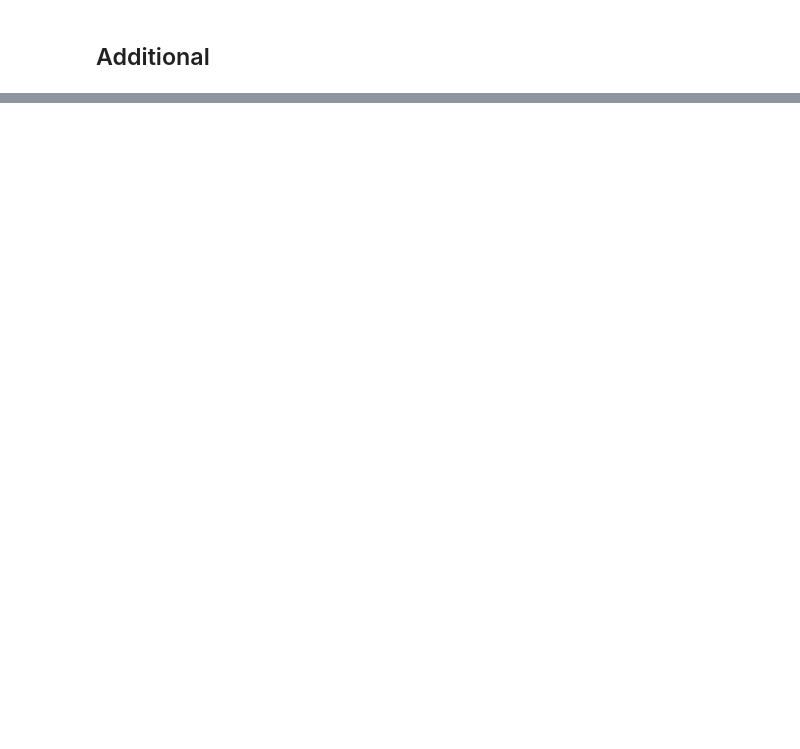
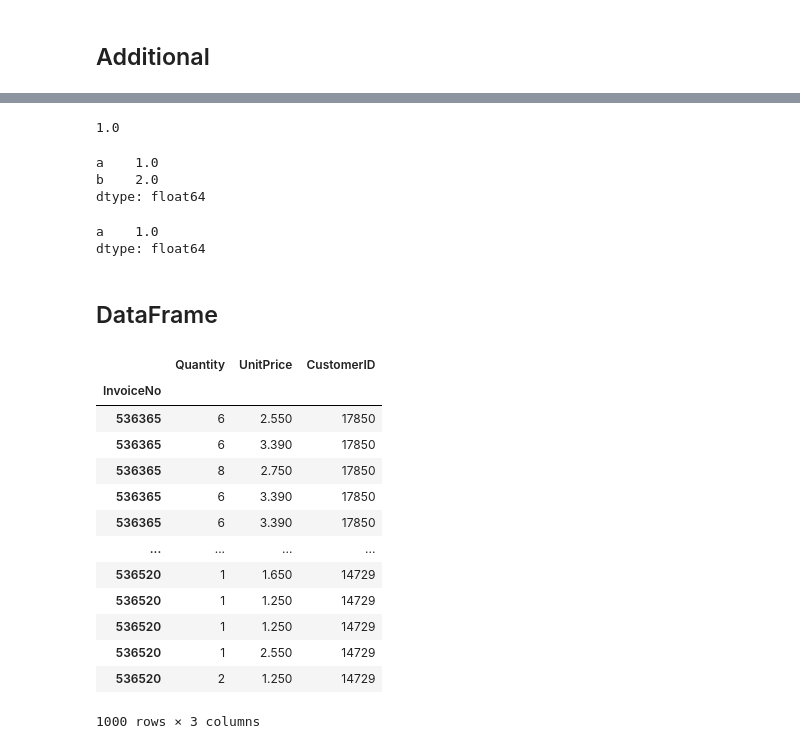
Before and after one commit to queloibtskts/data_scientist_toolkit, a Jupyter notebook: Python_review.ipynb, the cells around one changed output, grey strips where cells are left out. Drawn from its saved outputs; the diff is of its cells as text; code cells hidden in the pictures; blank space fills up the shorter version.

Commit message:
Update Python_review.ipynb
Pandas, 2.1 - 2.2.2

```diff
--- a/Python_review.ipynb
+++ b/Python_review.ipynb
@@ -303,0 +324,6 @@ data = np.loadtxt("dataset.txt") # strip off spaces while loading
+# %%
+import pandas as pd
+
+pd.set_option('display.max_rows', 99)
+pd.set_option('display.max_columns', 99)
+pd.set_option('display.float_format', lambda x: '%.3f' % x)
@@ -303,0 +365,44 @@ data = np.loadtxt("dataset.txt") # strip off spaces while loading
+# %%
+s[0]
+# %% [output]
+1.0
+# %%
+s[0:2]
+# %% [output]
+a    1.0
+b    2.0
+dtype: float64
+# %%
+s[s == 1]
+# %% [output]
+a    1.0
+dtype: float64
+# %% [markdown]
+## DataFrame
+# %%
+df = pd.read_csv('data/OnlineRetail.csv',
+                             sep = ',',
+                             usecols=['id', 'InvoiceNo', 'Quantity', 'UnitPrice', 'CustomerID', 'Country'],
+                             nrows=1000,
+                             #header=0,
+                             index_col='id',
+                             dtype={'UnitPrice': np.float64, 'CustomerID': 'Int64'}
+                )
+# %%
+# Replace or change the index column
+df.set_index('InvoiceNo', inplace = True)
+# %% [output]
+|  | Quantity | UnitPrice | CustomerID |
+| InvoiceNo |  |  |  |
+| 536365 | 6 | 2.550 | 17850 |
+| 536365 | 6 | 3.390 | 17850 |
+| 536365 | 8 | 2.750 | 17850 |
+| 536365 | 6 | 3.390 | 17850 |
+| 536365 | 6 | 3.390 | 17850 |
+| ... | ... | ... | ... |
+| 536520 | 1 | 1.650 | 14729 |
+| 536520 | 1 | 1.250 | 14729 |
+| 536520 | 1 | 1.250 | 14729 |
+| 536520 | 1 | 2.550 | 14729 |
+| 536520 | 2 | 1.250 | 14729 |
+1000 rows × 3 columns
```
Also changed, not shown: parts of 26 cells of this notebook.
